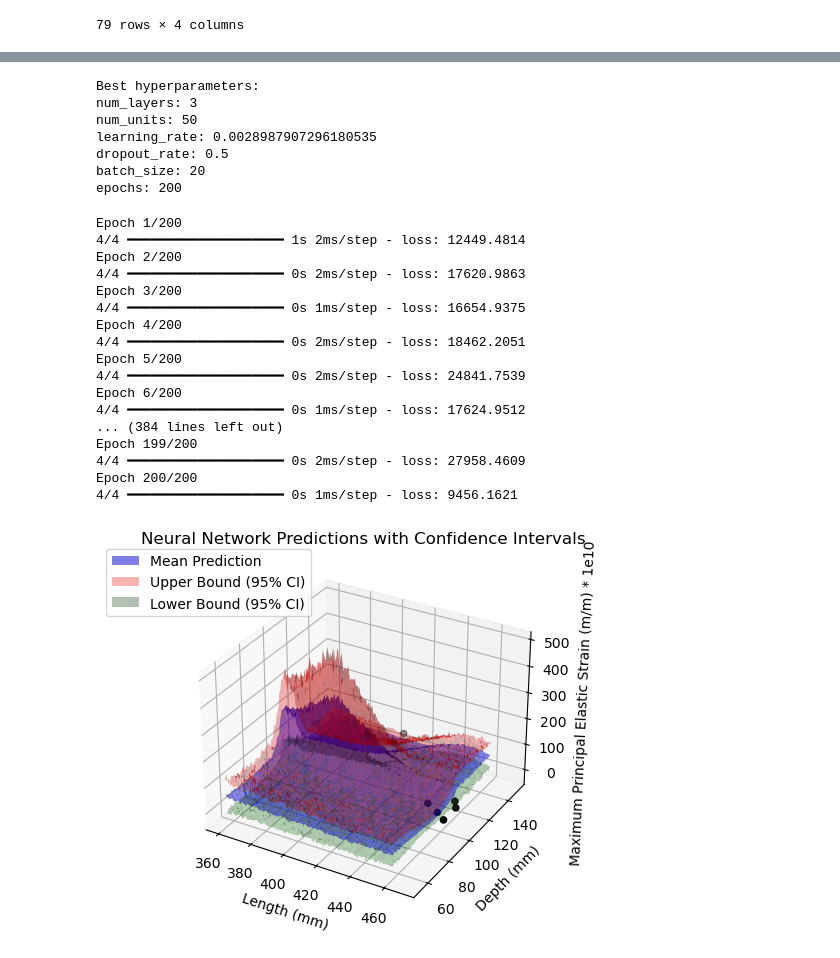
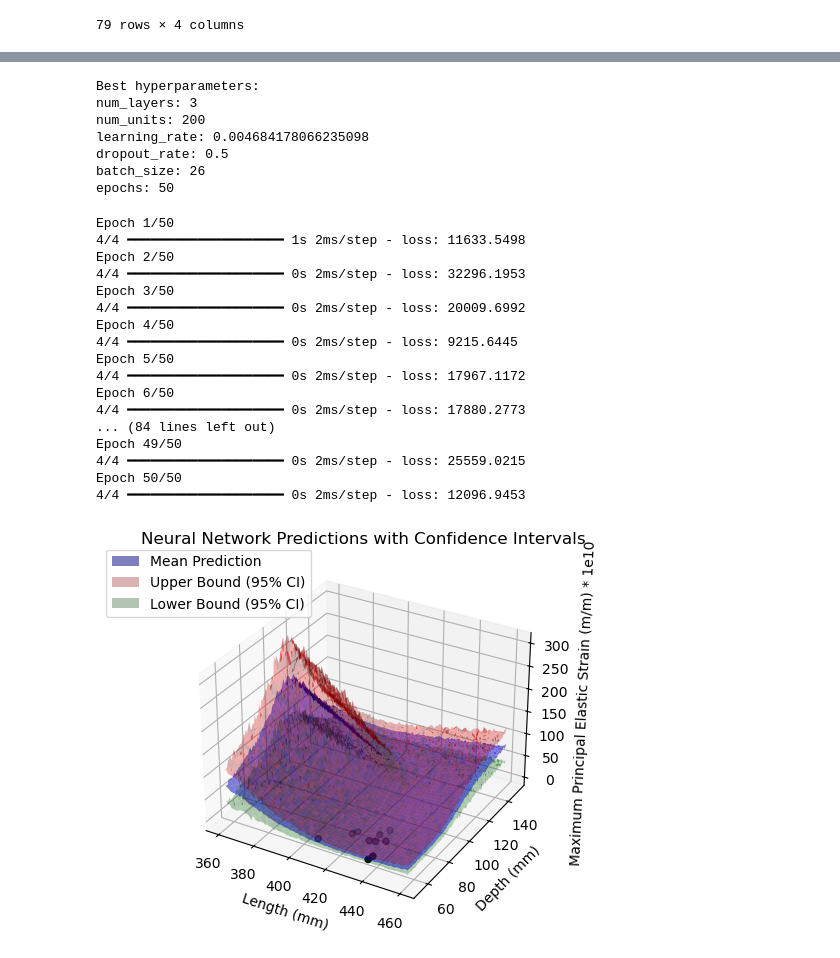
Before and after one commit to ScoutCodes/SMILE, a Jupyter notebook: Drone_Data_Code/Application.ipynb, the cells around one changed output, grey strips where cells are left out. Cells and saved outputs as stored; diff of their text form; code cells hidden in the pictures.

Commit message:
Testing new drone data points and impact data

```diff
--- a/Drone_Data_Code/Application.ipynb
+++ b/Drone_Data_Code/Application.ipynb
@@ -19,9 +19,9 @@ from scipy.stats import qmc
 import matplotlib.pyplot as plt
 from mpl_toolkits.mplot3d import Axes3D
 # %%
-df = pd.read_csv('Updated_Drone_Data.csv')
+df1 = pd.read_csv('Updated_Drone_Data.csv')
 
-df
+df1
 # %% [output]
 |  | Maximum Principal Elastic Strain ... | Equivalent Elastic Strain (m/m) | Length (mm) | Depth (mm) |
 | 0 | 1.660000e-08 | 2.170000e-08 | 403.1 | 101.0 |
@@ -36,3 +36,7 @@ df
 | 77 | 4.400000e-10 | 7.300000e-09 | 385.0 | 97.8 |
 | 78 | 2.770000e-10 | 3.250000e-09 | 410.8 | 89.2 |
 79 rows × 4 columns
+# %%
+df1.drop(columns=['Equivalent Elastic Strain (m/m)'], inplace=True)
+
+df1
@@ -38,0 +57,5 @@ df
+# %%
+df2 = pd.read_csv('Principal_Strain_Data.csv')
+df2.drop(columns=['Length_to_Depth_Ratio'], inplace=True)
+
+df2
@@ -38,0 +74,5 @@ df
+# %%
+df2.columns = ['Maximum Principal Elastic Strain (m/m)',	'Length (mm)',	'Depth (mm)']
+df = pd.concat([df1, df2], ignore_index=True)
+
+df
@@ -146,11 +193,11 @@ best_model = NN_model(
 # %% [output]
 Best hyperparameters:
 num_layers: 3
-num_units: 50
-learning_rate: 0.0028987907296180535
+num_units: 200
+learning_rate: 0.004684178066235098
 dropout_rate: 0.5
-batch_size: 20
-epochs: 200
+batch_size: 26
+epochs: 50
 # %%
 from sklearn.model_selection import train_test_split
 
@@ -209,61 +256,56 @@ new_points_df = pd.DataFrame(selected_points, columns=['x','y'])
 
 # Ploting mean predictions and confidence intervals
 fig = plt.figure()
 ax = fig.add_subplot(111, projection='3d')
 
 # Reshaping predictions back to grid shape
 pred_mean_grid = pred_mean.reshape(x1_grid.shape)
 pred_upper_grid = (pred_mean + (1.96 * pred_std)).reshape(x1_grid.shape)
 pred_lower_grid = (pred_mean - (1.96 * pred_std)).reshape(x1_grid.shape)
 
 mean_surface = ax.plot_surface(x1_grid, x2_grid, pred_mean_grid, color='blue', alpha=0.5, label='Mean Prediction')
 upper_surface = ax.plot_surface(x1_grid, x2_grid, pred_upper_grid, color='red', alpha=0.3, label='Upper Bound (95% CI)')
 lower_surface = ax.plot_surface(x1_grid, x2_grid, pred_lower_grid, color='green', alpha=0.3, label='Lower Bound (95% CI)')
 
-# Plot next points for sampling
-from scipy.spatial import cKDTree
+# Getting mean of new points for visualization
+new_x = new_points_df[['x', 'y']].to_numpy()
+new_x = scaler_x.transform(new_x)
+new_mean, new_std = mc_dropout_predictions(best_model, new_x)
 
-# Create a KDTree for efficient nearest neighbor lookup in the meshgrid
-tree = cKDTree(x_grid)
 
-# Find the indices of the closest points in the meshgrid for the selected points
-_, indices = tree.query(selected_points)
-
-# Get the corresponding pred_mean values from the meshgrid and plot next points for observation
-selected_mean = pred_mean[indices]
-ax.scatter(selected_points[:, 0], selected_points[:, 1], selected_mean, color='black', marker='o', label='Next Sampling Points')
+ax.scatter(selected_points[:, 0], selected_points[:, 1], new_mean, color='black', marker='o', label='Next Sampling Points')
 
 # Plot Labels
 ax.set_title('Neural Network Predictions with Confidence Intervals')
 ax.set_xlabel('Length (mm)')
 ax.set_ylabel('Depth (mm)')
 ax.set_zlabel('Maximum Principal Elastic Strain (m/m) * 1e10')
 
 # Legend
 legend_elements = [mean_surface, upper_surface, lower_surface]
 fig.legend(handles=legend_elements, loc='upper left', bbox_to_anchor=(0.1, 0.9))
 
 # Show the plot
 plt.show()
 # %% [output]
-Epoch 1/200
-4/4 ━━━━━━━━━━━━━━━━━━━━ 1s 2ms/step - loss: 12449.4814
-Epoch 2/200
-4/4 ━━━━━━━━━━━━━━━━━━━━ 0s 2ms/step - loss: 17620.9863
-Epoch 3/200
-4/4 ━━━━━━━━━━━━━━━━━━━━ 0s 1ms/step - loss: 16654.9375
-Epoch 4/200
-4/4 ━━━━━━━━━━━━━━━━━━━━ 0s 2ms/step - loss: 18462.2051
-Epoch 5/200
-4/4 ━━━━━━━━━━━━━━━━━━━━ 0s 2ms/step - loss: 24841.7539
-Epoch 6/200
-4/4 ━━━━━━━━━━━━━━━━━━━━ 0s 1ms/step - loss: 17624.9512
-... (384 lines left out)
-Epoch 199/200
-4/4 ━━━━━━━━━━━━━━━━━━━━ 0s 2ms/step - loss: 27958.4609
-Epoch 200/200
-4/4 ━━━━━━━━━━━━━━━━━━━━ 0s 1ms/step - loss: 9456.1621
+Epoch 1/50
+4/4 ━━━━━━━━━━━━━━━━━━━━ 1s 2ms/step - loss: 11633.5498
+Epoch 2/50
+4/4 ━━━━━━━━━━━━━━━━━━━━ 0s 2ms/step - loss: 32296.1953
+Epoch 3/50
+4/4 ━━━━━━━━━━━━━━━━━━━━ 0s 2ms/step - loss: 20009.6992
+Epoch 4/50
+4/4 ━━━━━━━━━━━━━━━━━━━━ 0s 2ms/step - loss: 9215.6445
+Epoch 5/50
+4/4 ━━━━━━━━━━━━━━━━━━━━ 0s 2ms/step - loss: 17967.1172
+Epoch 6/50
+4/4 ━━━━━━━━━━━━━━━━━━━━ 0s 2ms/step - loss: 17880.2773
+... (84 lines left out)
+Epoch 49/50
+4/4 ━━━━━━━━━━━━━━━━━━━━ 0s 2ms/step - loss: 25559.0215
+Epoch 50/50
+4/4 ━━━━━━━━━━━━━━━━━━━━ 0s 2ms/step - loss: 12096.9453
-[figure, old version]
+[figure, new version]
 # %%
 selected_points
 # %% [output]
```
Also changed, not shown: parts of 6 cells of this notebook, 7 other files.
